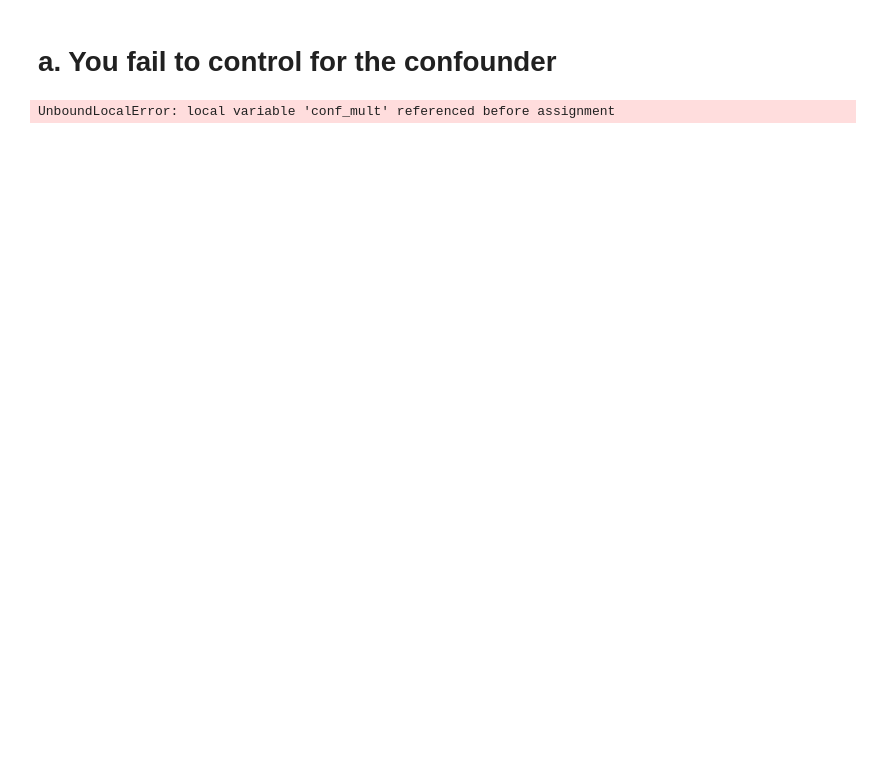
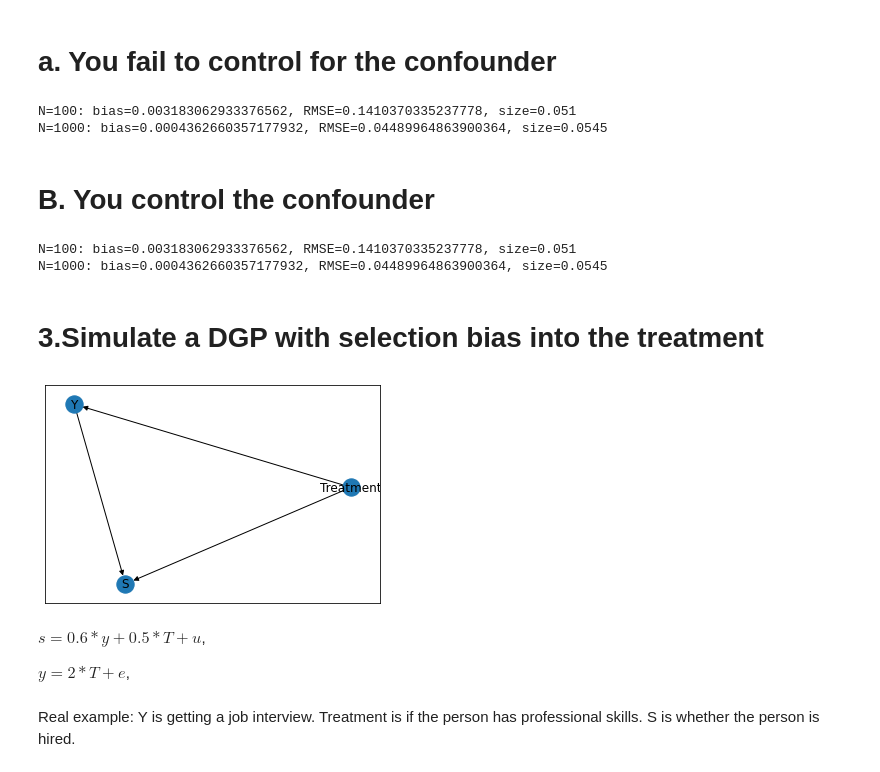
Before and after one commit to nickz416/Assigment-2, a Jupyter notebook: JZ - Assignment2.ipynb, the cells around one changed output. Saved outputs shown, nothing was run; the diff lists cells and outputs as text; code cells hidden in the pictures; blank space fills up the shorter version.

```diff
--- a/JZ - Assignment2.ipynb
+++ b/JZ - Assignment2.ipynb
@@ -278,16 +324,27 @@ for N in [100,1000]:
     tauhats = []
     sehats = []
     for r in tqdm(range(R)):
-        Yexp,T,X = fn_generate_data(tau,N,100,50,corr,conf,flagX)
-        Yt = Yexp[np.where(T==1)[0],:]
-        Yc = Yexp[np.where(T==0)[0],:]
-        tauhat,se_tauhat = fn_tauhat_means(Yt,Yc)
+        Y,T,C = fn_generate_data_conf(tau,N,p,p0,corr,conf)
+        covars = np.concatenate([T],axis = 1)
+        mod = sm.OLS(Y,covars)
+        res = mod.fit()
+        tauhat = res.params[0]
+        se_tauhat = res.HC1_se[0]
         tauhats = tauhats + [tauhat]
         sehats = sehats + [se_tauhat]
     estDict[N] = {
         'tauhat':np.array(tauhats).reshape([len(tauhats),1]),
         'sehat':np.array(sehats).reshape([len(sehats),1])
     }
-# %% [output]
-UnboundLocalError: local variable 'conf_mult' referenced before assignment
+# %%
+tau0 = tau*np.ones([R,1])
+for N, results in estDict.items():
+    (bias,rmse,size) = fn_bias_rmse_size(tau0,results['tauhat'],
+                                         results['sehat'])
+    print(f'N={N}: bias={bias}, RMSE={rmse}, size={size}')
+# %% [output]
+N=100: bias=0.003183062933376562, RMSE=0.1410370335237778, size=0.051
+N=1000: bias=0.0004362660357177932, RMSE=0.04489964863900364, size=0.0545
+# %% [markdown]
+# B. You control the confounder
 # %%
@@ -297,4 +369,9 @@ def fn_randomize_treatment(N,p=0.5):
 # %%
-T = fn_randomize_treatment(N,p = 0.5)
-err = np.random.normal(0,1,[N,1])
-Yexp = tau*T+err
+tau0 = tau*np.ones([R,1])
+for N, results in estDict.items():
+    (bias,rmse,size) = fn_bias_rmse_size(tau0,results['tauhat'],
+                                         results['sehat'])
+    print(f'N={N}: bias={bias}, RMSE={rmse}, size={size}')
+# %% [output]
+N=100: bias=0.003183062933376562, RMSE=0.1410370335237778, size=0.051
+N=1000: bias=0.0004362660357177932, RMSE=0.04489964863900364, size=0.0545
@@ -304,0 +378,17 @@ tauhat,se_tauhat = fn_tauhat_means(Yt,Yc)
+# %% [markdown]
+# 3.Simulate a DGP with selection bias into the treatment
+# %%
+graph = nx.DiGraph()
+g = nx.DiGraph()
+g.add_edges_from([("Treatment", "Y"), ("Y", "S"),("Treatment","S")])
+plt.tight_layout()
+nx.draw_networkx(g, arrows=True)
+plt.show()
+# %% [output]
+[figure, added]
+# %% [markdown]
+$s = 0.6*y+0.5*T+u$,
+
+$y = 2*T+e$,
+# %% [markdown]
+Real example: Y is getting a job interview. Treatment is if the person has professional skills. S is whether the person is hired.
```
Also changed, not shown: parts of 28 cells of this notebook, 3 other files.
